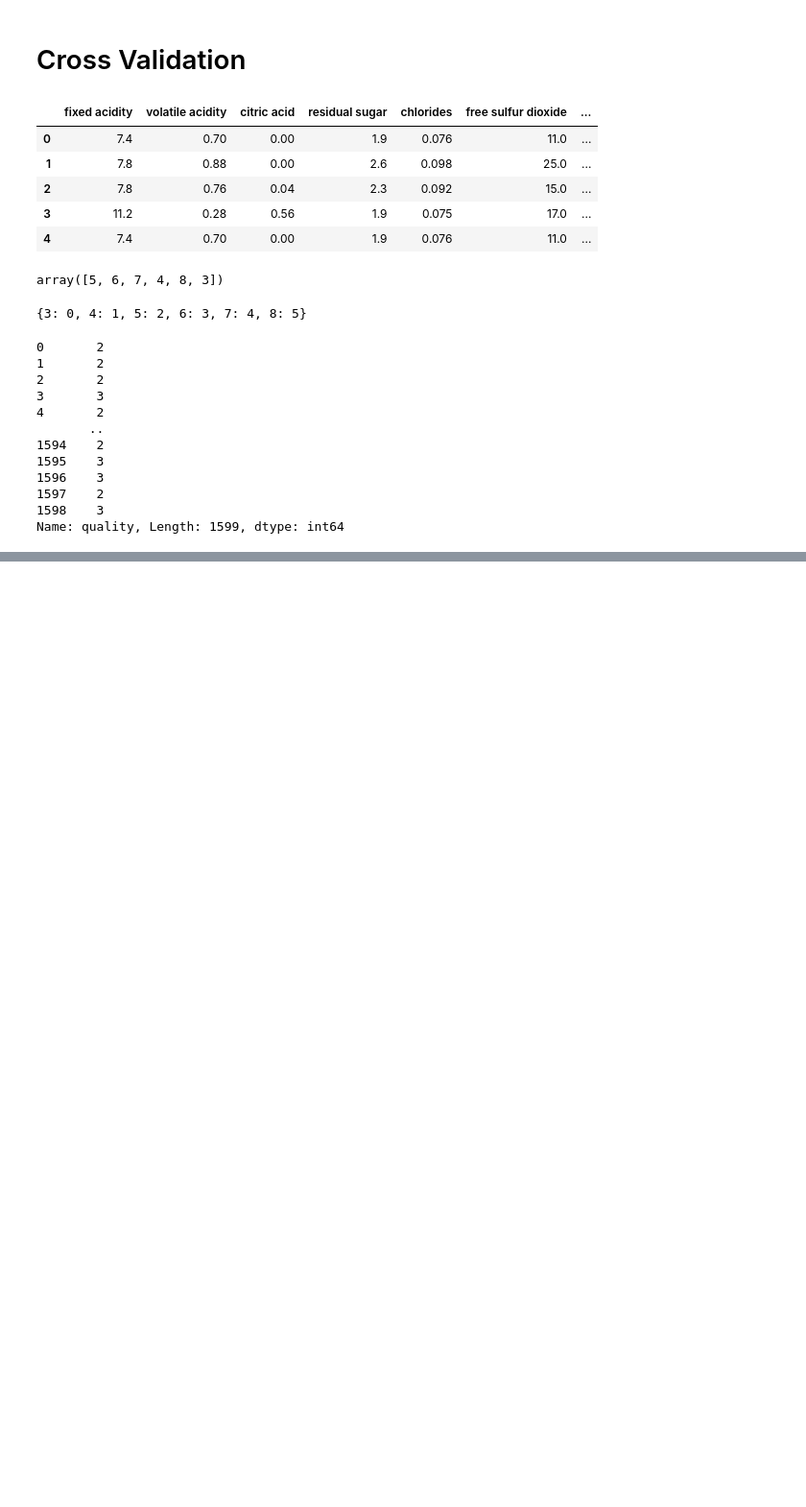
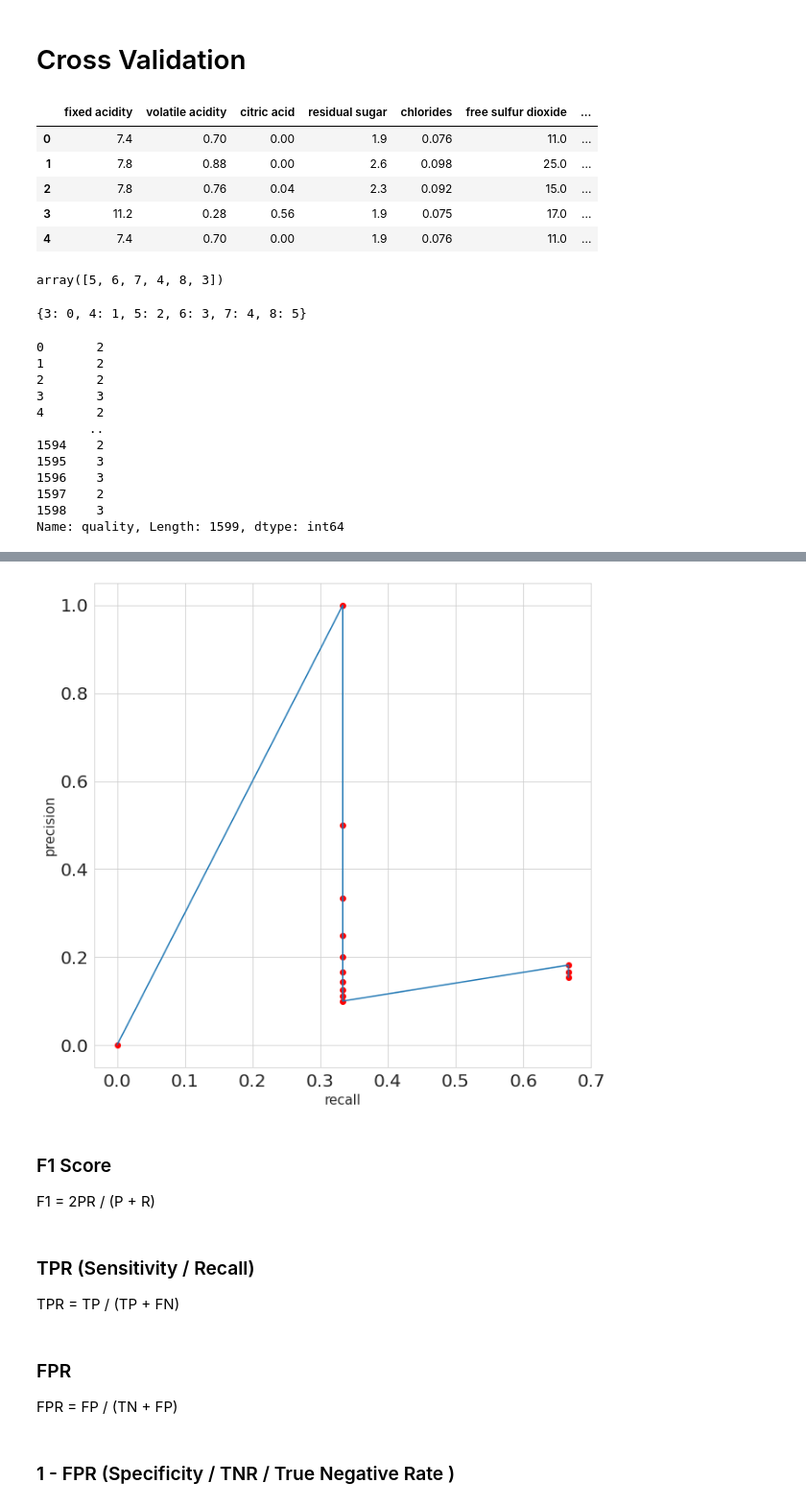
Before and after one commit to niazangels/AAAMLP, a Jupyter notebook: 00_supervised_and_unsupervised.ipynb, the cells around one changed output, grey strips where cells are left out. Shown at 96% size. Drawn from its saved outputs; the diff is of its cells as text; code cells hidden in the pictures; blank space fills up the shorter version.

```diff
--- a/00_supervised_and_unsupervised.ipynb
+++ b/00_supervised_and_unsupervised.ipynb
@@ -111,0 +445,52 @@ Name: quality, Length: 1599, dtype: int64
+# %%
+y_true = np.array([0, 0, 0, 1, 0, 0, 0, 0, 0, 0, 1, 0, 0, 0, 0, 0, 0, 0, 1, 0])
+y_pred = np.array([0.02638412, 0.11114267, 0.31620708,
+                   0.0490937, 0.0191491, 0.17554844,
+                   0.15952202, 0.03819563, 0.11639273,
+                   0.079377, 0.08584789, 0.39095342,
+                   0.27259048, 0.03447096, 0.04644807,
+                   0.03543574, 0.18521942, 0.05934905,
+                   0.61977213, 0.33056815])
+
+
+assert len(y_true) == len(y_pred)
+# %%
+precisions, recalls = [], []
+
+thresholds = [0.0490937 , 0.05934905, 0.079377,
+            0.08584789, 0.11114267, 0.11639273,
+            0.15952202, 0.17554844, 0.18521942,
+            0.27259048, 0.31620708, 0.33056815,
+            0.39095342, 0.61977213]
+
+
+for t in thresholds:
+    preds = (y_pred > t).astype(int)
+    p = metrics.precision_score(y_true=y_true, y_pred=preds)
+    r = metrics.recall_score(y_true=y_true, y_pred=preds)
+    precisions.append(p)
+    recalls.append(r)
+
+# Plot
+plt.figure(figsize=(10,10))
+plt.plot(recalls, precisions)
+plt.scatter(recalls, precisions, c='r')
+plt.xlabel('recall', fontsize=15)
+plt.ylabel('precision',  fontsize=15)
+plt.show()
+# %% [output]
+[figure, added]
+# %% [markdown]
+### F1 Score
+F1 = 2PR / (P + R)
+# %% [markdown]
+### TPR (Sensitivity / Recall)
+
+
+
+TPR = TP / (TP + FN)
+# %% [markdown]
+### FPR
+FPR = FP / (TN + FP)
+# %% [markdown]
+### 1 - FPR (Specificity / TNR / True Negative Rate )
```
Also changed, not shown: parts of 53 cells of this notebook.
